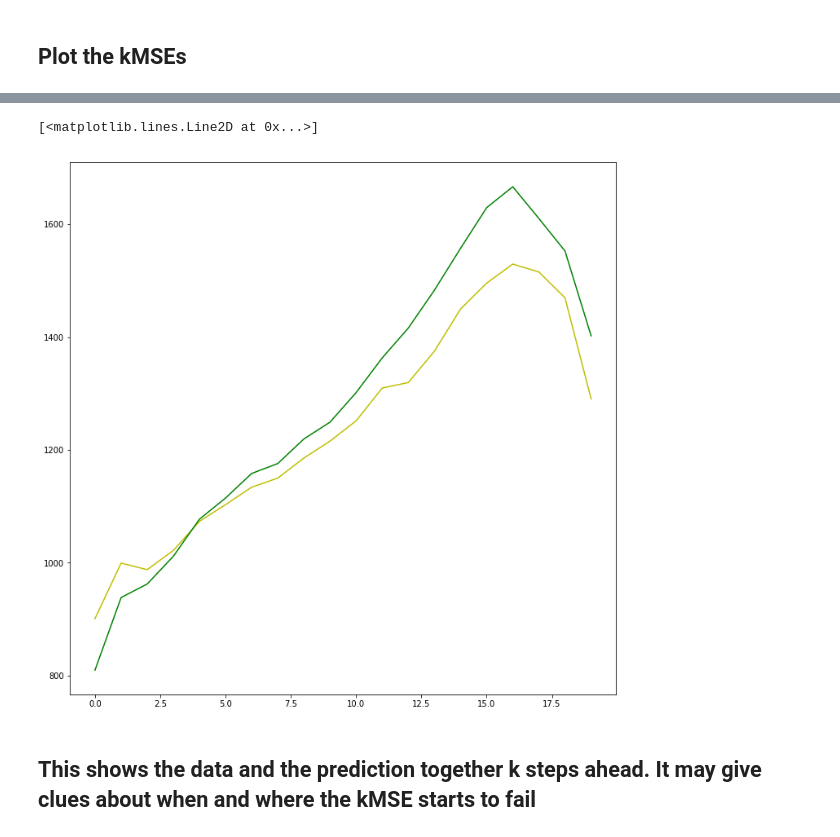
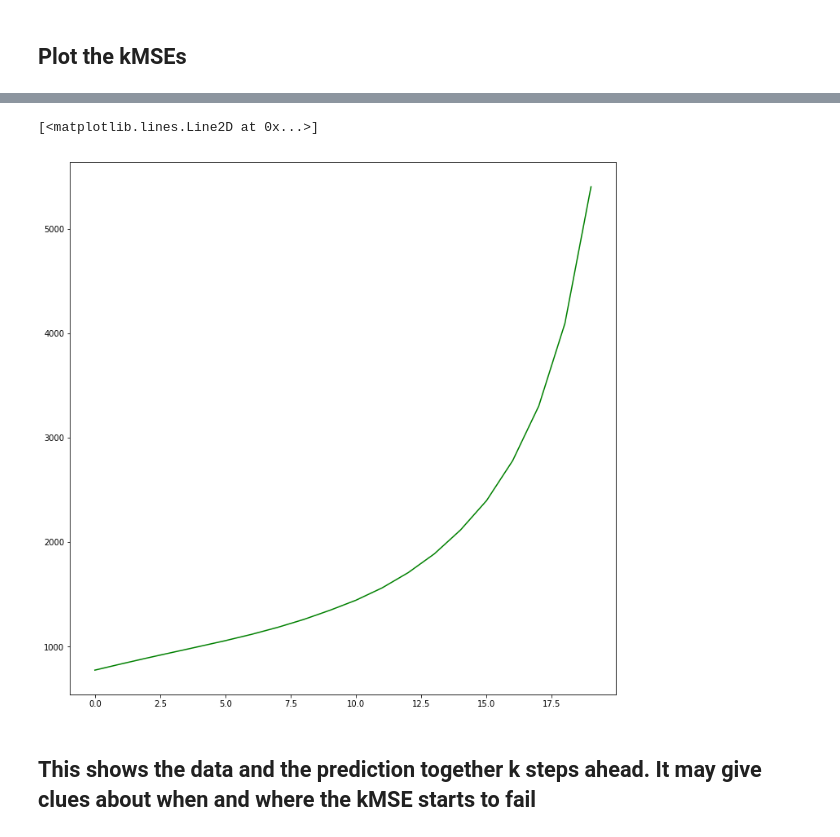
Before and after one commit to dhernandd/supervind, a Jupyter notebook: notebooks/ziqiang.ipynb, the cells around one changed output, grey strips where cells are left out. Drawn from its saved outputs; the diff is of its cells as text; code cells hidden in the pictures.

```diff
--- a/notebooks/ziqiang.ipynb
+++ b/notebooks/ziqiang.ipynb
@@ -46,7 +46,7 @@ saver = tf.train.import_meta_graph(metafile)
 
 ## Store all predictions in `Ypreds`
 # %%
-rslt_dir = '/Users/danielhernandez/work/supervind/rslts/ziqiang/_D180402_1512/'
+rslt_dir = '/Users/danielhernandez/work/supervind/rslts/ziqiang/_D180402_1807/'
 sess = tf.Session()
 saver.restore(sess, tf.train.latest_checkpoint(rslt_dir))
 k = 20
@@ -88,7 +88,7 @@ with sess.as_default():
         Ypreds[1, j] = outY1
         Ypreds[2, j] = outY2
 
-        kMSE[0, j] = np.sum((Yvalid[j:] - outY0[:-j])**2)/(len(Yvalid)-j)
-        kMSE[1, j] = np.sum((Yvalid[j:] - outY1[:-j])**2)/(len(Yvalid)-j)
-        kMSE[2, j] = np.sum((Yvalid[j:] - outY2[:-j])**2)/(len(Yvalid)-j)
+        kMSE[0, j] = np.sum((Yvalid[:,j:] - outY0[:,:-j])**2)/(len(Yvalid)-j)
+        kMSE[1, j] = np.sum((Yvalid[:,j:] - outY1[:,:-j])**2)/(len(Yvalid)-j)
+        kMSE[2, j] = np.sum((Yvalid[:,j:] - outY2[:,:-j])**2)/(len(Yvalid)-j)
 # %% [output]
@@ -98,11 +110,11 @@ INFO:tensorflow:Restoring parameters from /Users/danielhernandez/work/supervind/
 # %%
 plt.figure(figsize=(12,12))
 # plt.plot(totalDeltaY[0], color='r')
-plt.plot(totalDeltaY[1], color='y')
-plt.plot(totalDeltaY[2], color='g')
+# plt.plot(kMSE[1], color='y')
+plt.plot(kMSE[2], color='g')
 # %% [output]
 [<matplotlib.lines.Line2D at 0x...>]
-[figure, old version]
+[figure, new version]
 # %% [markdown]
 ## This shows the data and the prediction together k steps ahead. It may give clues about when and where the kMSE starts to fail
 # %%
```
Also changed, not shown: parts of 17 cells of this notebook, 5 other files.
